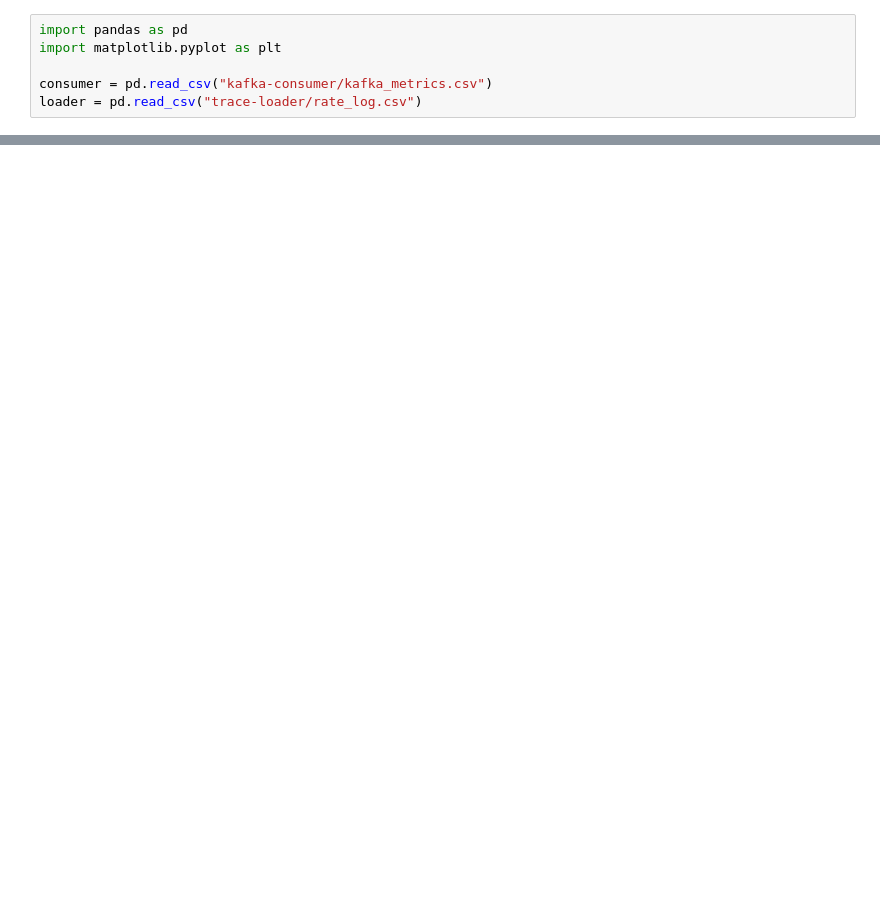
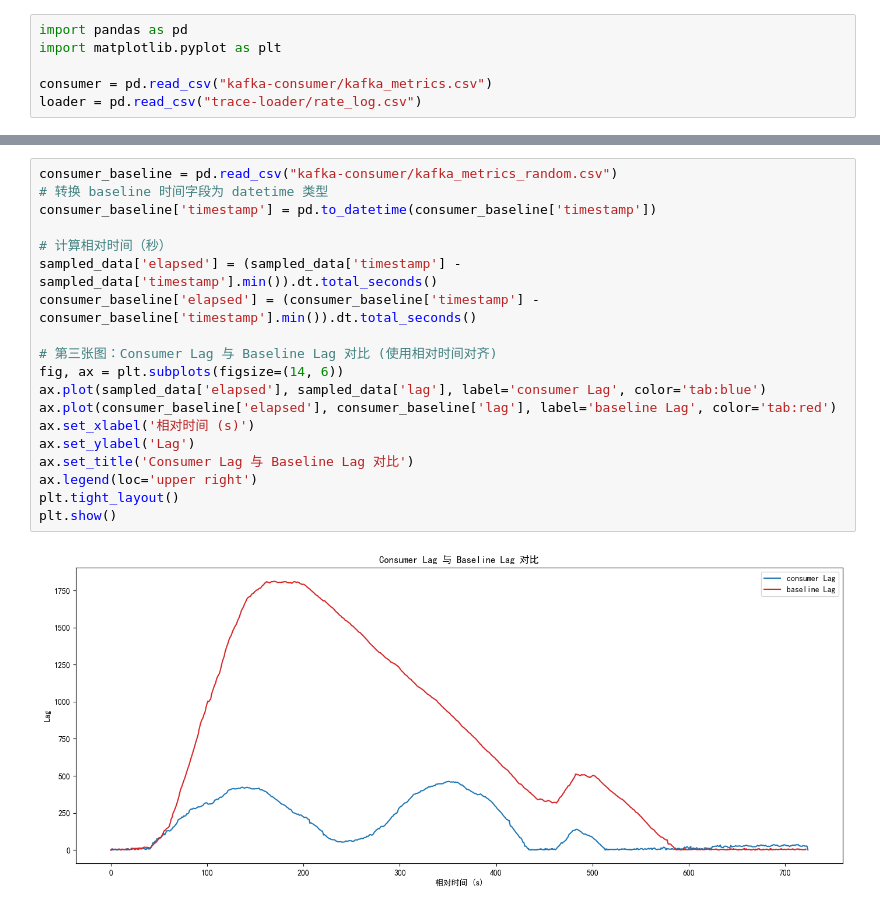
Before and after one commit to prchen818/ot-col-custom, a Jupyter notebook: analysis.ipynb, the cells around one changed output, grey strips where cells are left out. Cells and saved outputs as stored; diff of their text form; blank space fills up the shorter version.

```diff
--- a/analysis.ipynb
+++ b/analysis.ipynb
@@ -61,0 +63,21 @@ plt.show()
+# %%
+consumer_baseline = pd.read_csv("kafka-consumer/kafka_metrics_random.csv")
+# 转换 baseline 时间字段为 datetime 类型
+consumer_baseline['timestamp'] = pd.to_datetime(consumer_baseline['timestamp'])
+
+# 计算相对时间（秒）
+sampled_data['elapsed'] = (sampled_data['timestamp'] - sampled_data['timestamp'].min()).dt.total_seconds()
+consumer_baseline['elapsed'] = (consumer_baseline['timestamp'] - consumer_baseline['timestamp'].min()).dt.total_seconds()
+
+# 第三张图：Consumer Lag 与 Baseline Lag 对比 (使用相对时间对齐)
+fig, ax = plt.subplots(figsize=(14, 6))
+ax.plot(sampled_data['elapsed'], sampled_data['lag'], label='consumer Lag', color='tab:blue')
+ax.plot(consumer_baseline['elapsed'], consumer_baseline['lag'], label='baseline Lag', color='tab:red')
+ax.set_xlabel('相对时间 (s)')
+ax.set_ylabel('Lag')
+ax.set_title('Consumer Lag 与 Baseline Lag 对比')
+ax.legend(loc='upper right')
+plt.tight_layout()
+plt.show()
+# %% [output]
+[figure, added]
```
Also changed, not shown: parts of 2 cells of this notebook, 10 other files.
